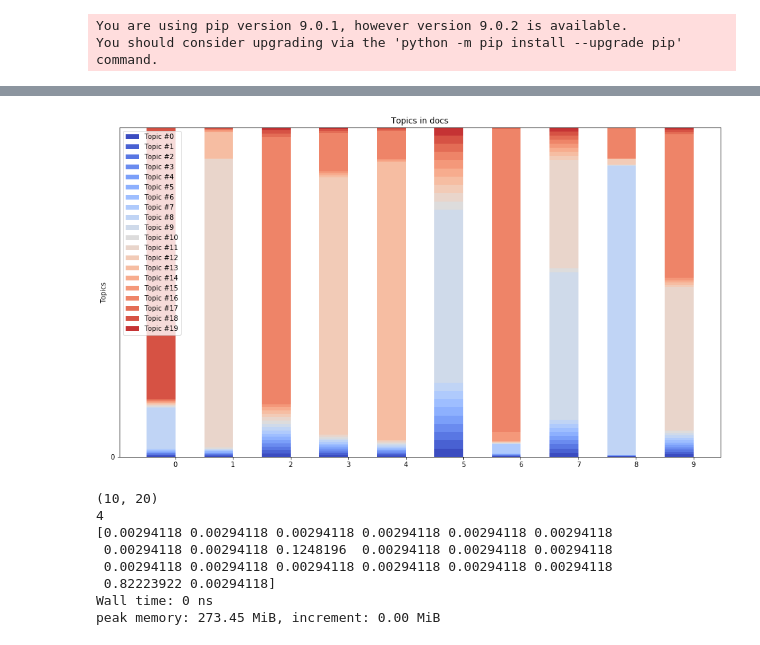
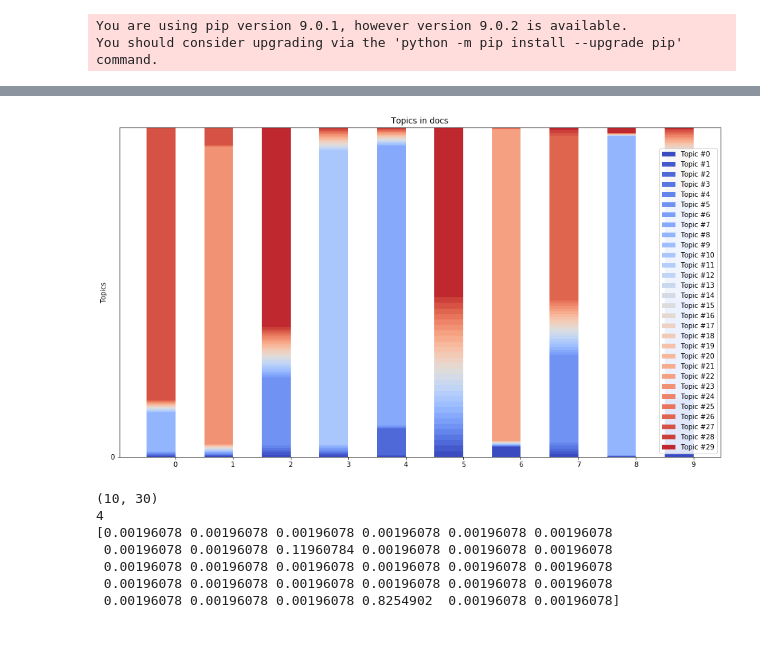
Before and after one commit to heirish/machine-learning-portfolio, a Jupyter notebook: algorithms/nlp/spacy_topic_model.ipynb, the cells around one changed output, grey strips where cells are left out. Drawn from its saved outputs; the diff is of its cells as text; code cells hidden in the pictures.

```diff
--- a/algorithms/nlp/spacy_topic_model.ipynb
+++ b/algorithms/nlp/spacy_topic_model.ipynb
@@ -70,3 +129,21 @@ def loadPreprocessedData():
+# %%
+def vectorizData(data, min_df=5, max_df = 0.6, max_features=20000, force_reprocess=False):
+    try:
+        if force_reprocess:
+            raise ValueError("will force reprocess data...")
+        start_time = time.time()
+        data, vectorizer = loadVectorizedData()
+        end_time = time.time()
+        print("load {} preprocessed vectorized data in {} Seconds".format(len(data), end_time - start_time))
+    except Exception as e:
+        print("load preprocessed vectorized data failed, Will reprocess...")
+        data, vectorizer = utilDataPreprocess.countvectorizeData(data, min_df, max_df, max_features)
+        try:
+            saveVectorizedData(data, vectorizer)
+        except Exception as e:
+            print("pickleDump vectorized data Failed")
+
+    return data, vectorizer
 # %%
 %time
 %load_ext memory_profiler
@@ -75,48 +152,26 @@ def loadPreprocessedData():
 
 if __name__ == "__main__":
 
-    try:
-        start_time = time.time()
-        idlist, X_train_preprocess, vectorizer = loadPreprocessedData()
-        end_time = time.time()
-        print("load {} preprocessed records in {} Seconds".format(len(idlist), end_time - start_time))
-    except Exception as e:
-        print("load preprocessed data failed, Will retrieve from dataset...")
-        start_time = time.time()
-        #data = DataLoadModel.iterLoadStackoverflowFromES(100)
-        data = DataLoadModel.loadStackoverflowFromXML(r"F:\stackoverflow.com-Posts\Posts.xml", 1000) #much faster
-        end_time = time.time()
-        print("Retrieved {} records in {} Seconds".format(len(data), end_time - start_time))
-        #10001 records in 246.03912162780762 Seconds
+    idlist, cleaned_data = loadAndCleanData(n_jobs=4, force_reload=True,
+                                            force_reload_file=r"F:\stackoverflow.com-Posts\Posts.xml",
+                                            force_reload_count=1000)
 
-        #print(data[1])
-        X_train = [row[1] for row in data]
-        idlist = [row[0] for row in data]
-        #print(X_train[1])
-        #Preprocess done in 420.02149057388306 Seconds, n_jobs=1, 10000 records
-        #cpu_cores = multiprocessing.cpu_count()
-        X_train_preprocess, vectorizer = utilDataPreprocess.preProcessData(X_train, 8, 1000)
-        #save X_train_preprocess and vectorizer for multi later training
-        try:
-            savePreprocessedData(idlist, X_train_preprocess, vectorizer)
-        except Exception as e:
-            print("pickleDump Failed")
-            pass
+    vecterized_data, vectorizer = vectorizData(cleaned_data, force_reprocess=True, max_features=10000)
 
     start_time = time.time()
-    lda = utilLDA.trainLDA(X_train_preprocess, n_topics=20)
+    lda = utilLDA.trainLDA(vecterized_data, n_topics=30)
     feature_names = vectorizer.get_feature_names()
     utilLDA.print_top_words(lda, feature_names, 20)
     end_time = time.time()
     print("Trained LDA in {} Seconds".format(end_time - start_time))
 
     #get document_topic_distribution
-    doc_topic_distr = lda.transform(X_train_preprocess[:10])
+    doc_topic_distr = lda.transform(vecterized_data[:10])
     utilLDA.visDocTopicDist(doc_topic_distr)
     print(doc_topic_distr.shape)
     print(idlist[0])
     print(doc_topic_distr[0])
 
-    #utilLDA.visLDA(lda, X_train_preprocess, vectorizer, utilTools.getIP(), 8889)
+    #utilLDA.visLDA(lda, vecterized_data, vectorizer, utilTools.getIP(), 8889)
     #utilLDA.visLDA(lda, X_train_preprocess, vectorizer, "127.0.0.1",8889)
 # %% [output]
@@ -140,9 +195,8 @@ Trained LDA in 14.128572463989258 Seconds
-[figure, old version]
+[figure, new version]
-(10, 20)
+(10, 30)
 4
-[0.00294118 0.00294118 0.00294118 0.00294118 0.00294118 0.00294118
- 0.00294118 0.00294118 0.1248196  0.00294118 0.00294118 0.00294118
- 0.00294118 0.00294118 0.00294118 0.00294118 0.00294118 0.00294118
- 0.82223922 0.00294118]
-Wall time: 0 ns
-peak memory: 273.45 MiB, increment: 0.00 MiB
+[0.00196078 0.00196078 0.00196078 0.00196078 0.00196078 0.00196078
+ 0.00196078 0.00196078 0.11960784 0.00196078 0.00196078 0.00196078
+ 0.00196078 0.00196078 0.00196078 0.00196078 0.00196078 0.00196078
+ 0.00196078 0.00196078 0.00196078 0.00196078 0.00196078 0.00196078
+ 0.00196078 0.00196078 0.00196078 0.8254902  0.00196078 0.00196078]
```
Also changed, not shown: parts of 6 cells of this notebook, 1 other file.
